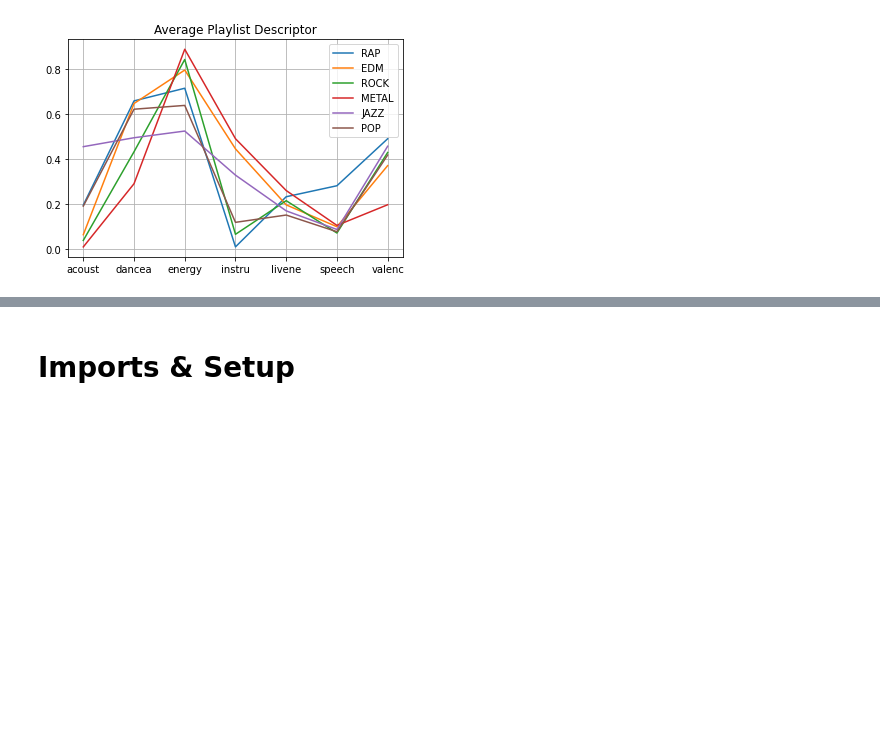
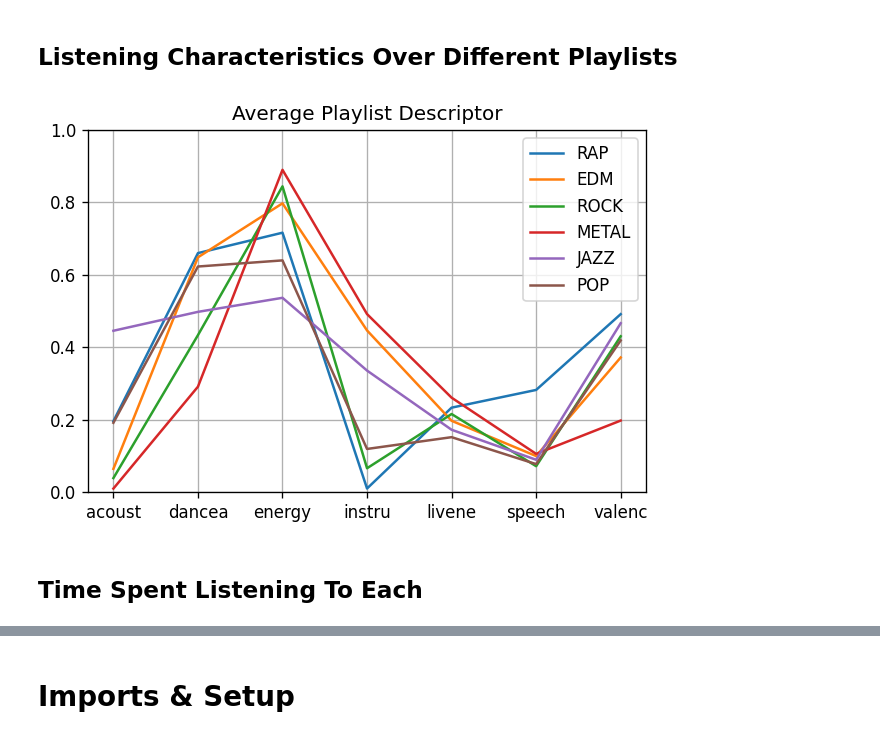
Before and after one commit to Sarsoo/listening-analysis, a Jupyter notebook: playlist.ipynb, the cells around one changed output, grey strips where cells are left out. Saved outputs shown, nothing was run; the diff lists cells and outputs as text; code cells hidden in the pictures; blank space fills up the shorter version.

```diff
--- a/playlist.ipynb
+++ b/playlist.ipynb
@@ -88,18 +113,23 @@ filtered_playlists = [i.loc[:, float_headers] for i in filtered_playlists]
 
 playlist_mean = [i.mean() for i in filtered_playlists]
 playlist_std = [i.std() for i in filtered_playlists]
+# %% [markdown]
+## Listening Characteristics Over Different Playlists
 # %%
 x_pos = [i for i, _ in enumerate(float_headers)]
 for mean in playlist_mean:
     plt.plot(x_pos, mean)
 
 plt.legend(playlist_names)
 plt.xticks(x_pos, [i[:6] for i in float_headers])
+plt.ylim([0, 1])
 plt.title('Average Playlist Descriptor')
 plt.grid()
 plt.show()
 # %% [output]
-[figure, old version]
+[figure, new version]
+# %% [markdown]
+## Time Spent Listening To Each
 # %%
 plt.barh(np.arange(len(playlist_names)), np.array(playlist_time) / (1000 * 60 * 60 * 24) )
 plt.yticks(np.arange(len(playlist_names)), labels=playlist_names)
```
Also changed, not shown: parts of 20 cells of this notebook, 6 other files.
